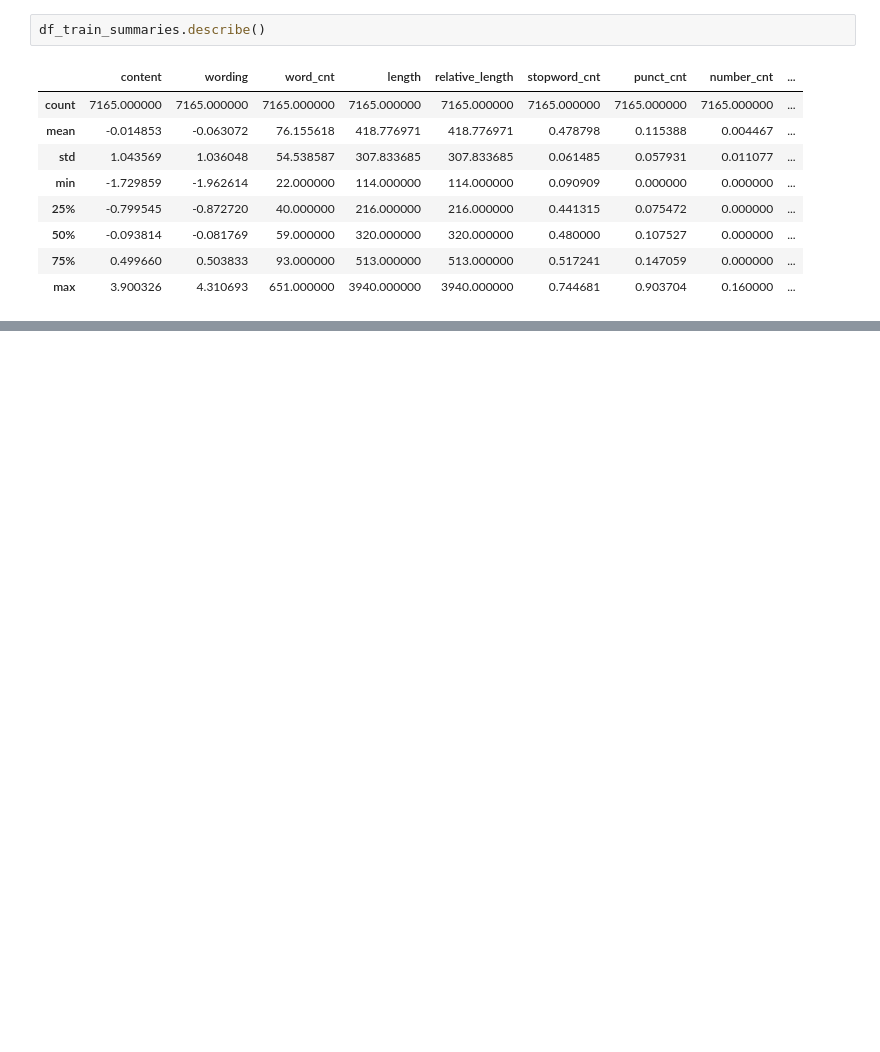
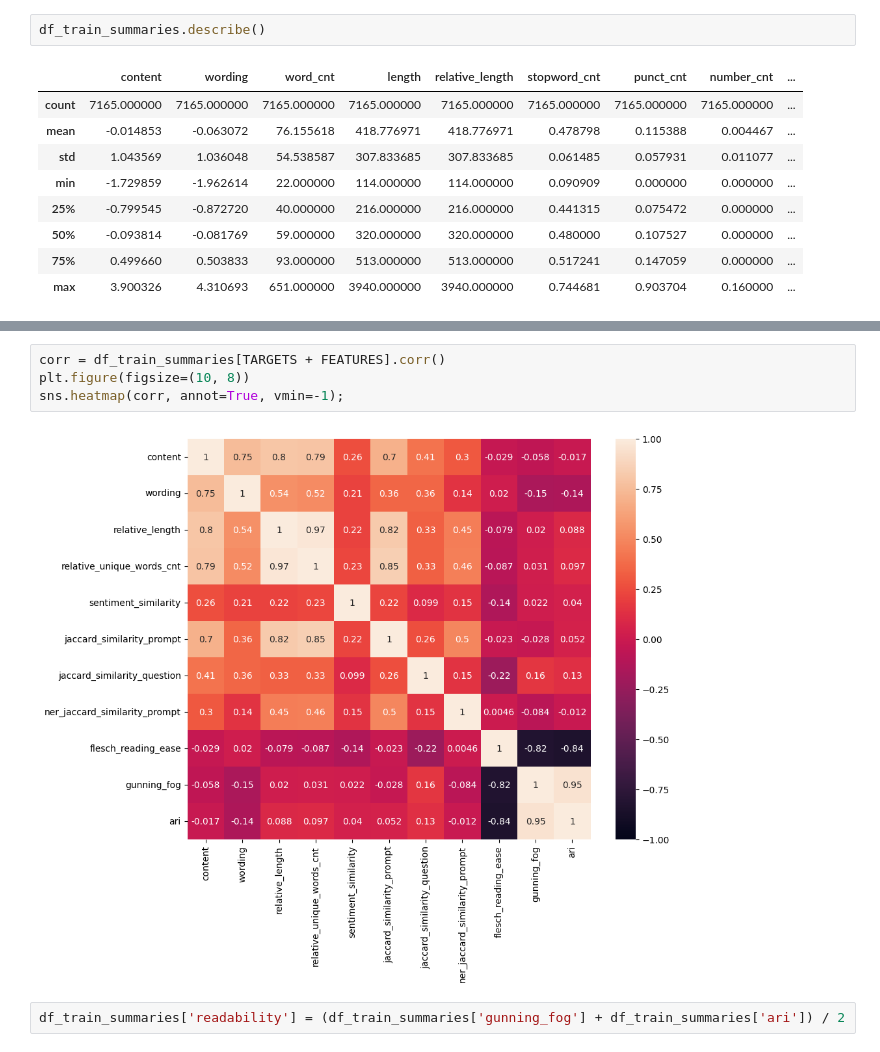
Before and after one commit to Camille9999/Simplon-Certification, a Jupyter notebook: amelioration_projet/feature_engineering.ipynb, the cells around one changed output, grey strips where cells are left out. Cells and saved outputs as stored; diff of their text form; blank space fills up the shorter version.

```diff
--- a/amelioration_projet/feature_engineering.ipynb
+++ b/amelioration_projet/feature_engineering.ipynb
@@ -1055,0 +328,8 @@ print(f"""
+# %%
+corr = df_train_summaries[TARGETS + FEATURES].corr()
+plt.figure(figsize=(10, 8))
+sns.heatmap(corr, annot=True, vmin=-1);
+# %% [output]
+[figure, added]
+# %%
+df_train_summaries['readability'] = (df_train_summaries['gunning_fog'] + df_train_summaries['ari']) / 2
```
Also changed, not shown: parts of 99 cells of this notebook.
